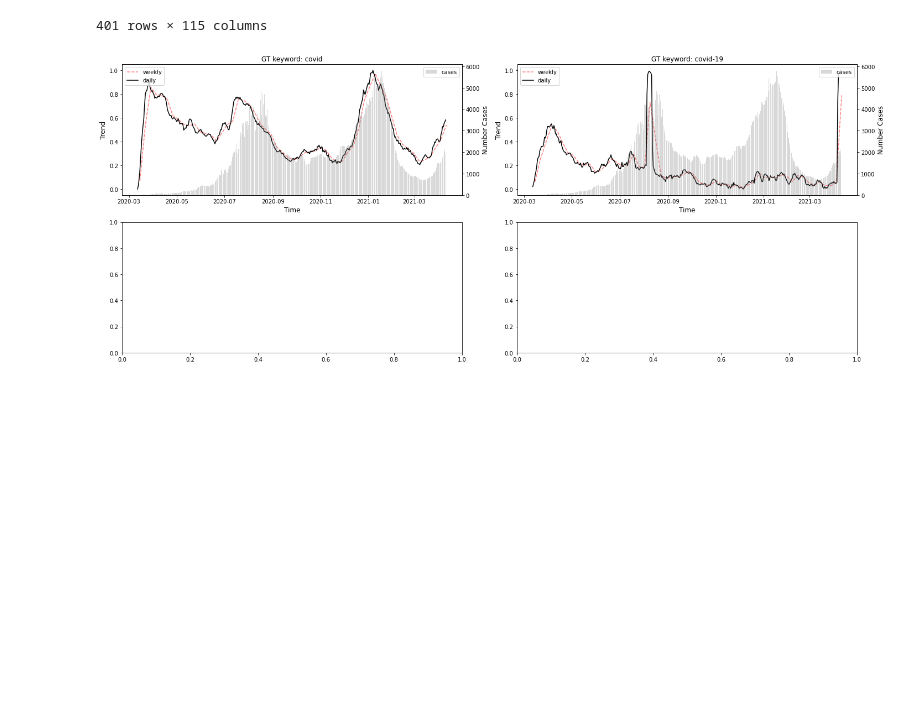
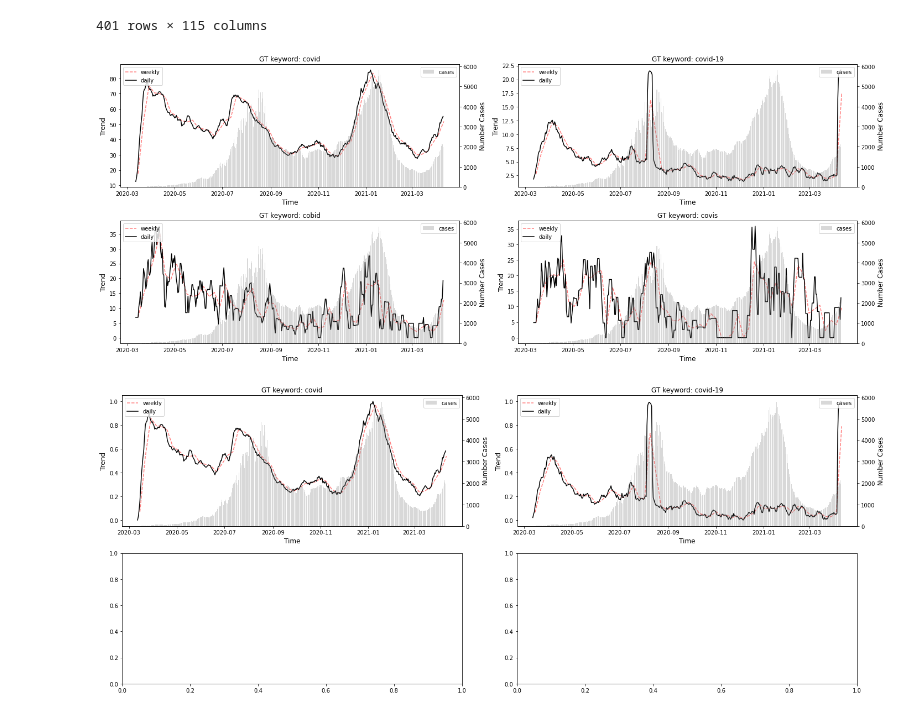
Before and after one commit to samueltof/covid19_forecast_ml, a Jupyter notebook: data_visualization.ipynb, the cells around one changed output. Drawn from its saved outputs; the diff is of its cells as text; code cells hidden in the pictures; blank space fills up the shorter version.

```diff
--- a/data_visualization.ipynb
+++ b/data_visualization.ipynb
@@ -240,6 +240,44 @@ df_trends_BOG
 | 2021-04-09 | 399 | 0.0 | 61.0 | 41.0 | 0.0 | 0.0 | ... |
 | 2021-04-10 | 400 | 0.0 | 0.0 | 16.0 | 0.0 | 0.0 | ... |
 401 rows × 115 columns
+# %%
+related_words_test = ['covid','covid-19', 'cobid','covis']
+fig, ax = plt.subplots(2,2,figsize=(20, 8))
+ax = ax.flatten()
+
+df_all   = []
+maximuns = []
+for i, kw in enumerate(related_words_test):
+    kw_trend = df_trends_BOG[kw]
+    kw_trend = kw_trend.reset_index()
+    kw_trend["date"]    = pd.to_datetime( kw_trend["date"] )
+    # kw_trend[kw]      = (kw_trend[kw] - kw_trend[kw].min())/(kw_trend[kw].max() - kw_trend[kw].min())
+    kw_trend['rw']      = kw_trend[kw].rolling(window=rolling_window_size).mean()
+    #kw_trend['rw']      = (kw_trend['rw'] - kw_trend['rw'].min())/(kw_trend['rw'].max() - kw_trend['rw'].min())
+    kw_trend["end_day"] = kw_trend.apply(lambda x: x["date"] - timedelta(days=x['date'].weekday()) + timedelta(days=6), axis=1)
+    kw_trend_week       = kw_trend.groupby(['end_day']).mean().reset_index()
+    kw_trend['term']    = [kw]*len(kw_trend)
+    kw_trend = kw_trend.drop(columns=[kw])
+    df_all.append(kw_trend)
+        # Plot GT
+    # ax[i].scatter(x=kw_trend['date'], y=kw_trend[kw], marker="$\circ$", color='k', alpha=0.5, label='raw')
+    ax[i].plot(kw_trend_week['end_day'], kw_trend_week['rw'], color='r', linestyle='dashed', alpha=0.5, label='weekly')
+    ax[i].plot(kw_trend['date'], kw_trend['rw'], color='k', label='daily')
+    ax[i].legend(loc='upper left')
+    ax[i].set_xlabel('Time',fontsize=12)
+    ax[i].set_ylabel('Trend',fontsize=12)
+    ax[i].set_title(f'GT keyword: {kw}',fontsize=12)
+    # Plot cases
+    ax1 = ax[i].twinx()
+    ax1.bar(df_cases['date_time'], df_cases['confirmed_cases'], color='gray', alpha=0.3, label='cases')
+    ax1.set_ylabel('Number Cases',fontsize=12)
+    ax1.legend(loc='upper right')
+
+    maximuns.append( kw_trend['rw'].max()/100 )
+plt.tight_layout()
+plt.show()
+# %% [output]
+[figure, added]
 # %%
 related_words_test = ['covid','covid-19'] #'cobid','covis'
 fig, ax = plt.subplots(2,2,figsize=(20, 8))
```
Also changed, not shown: parts of 7 cells of this notebook.
